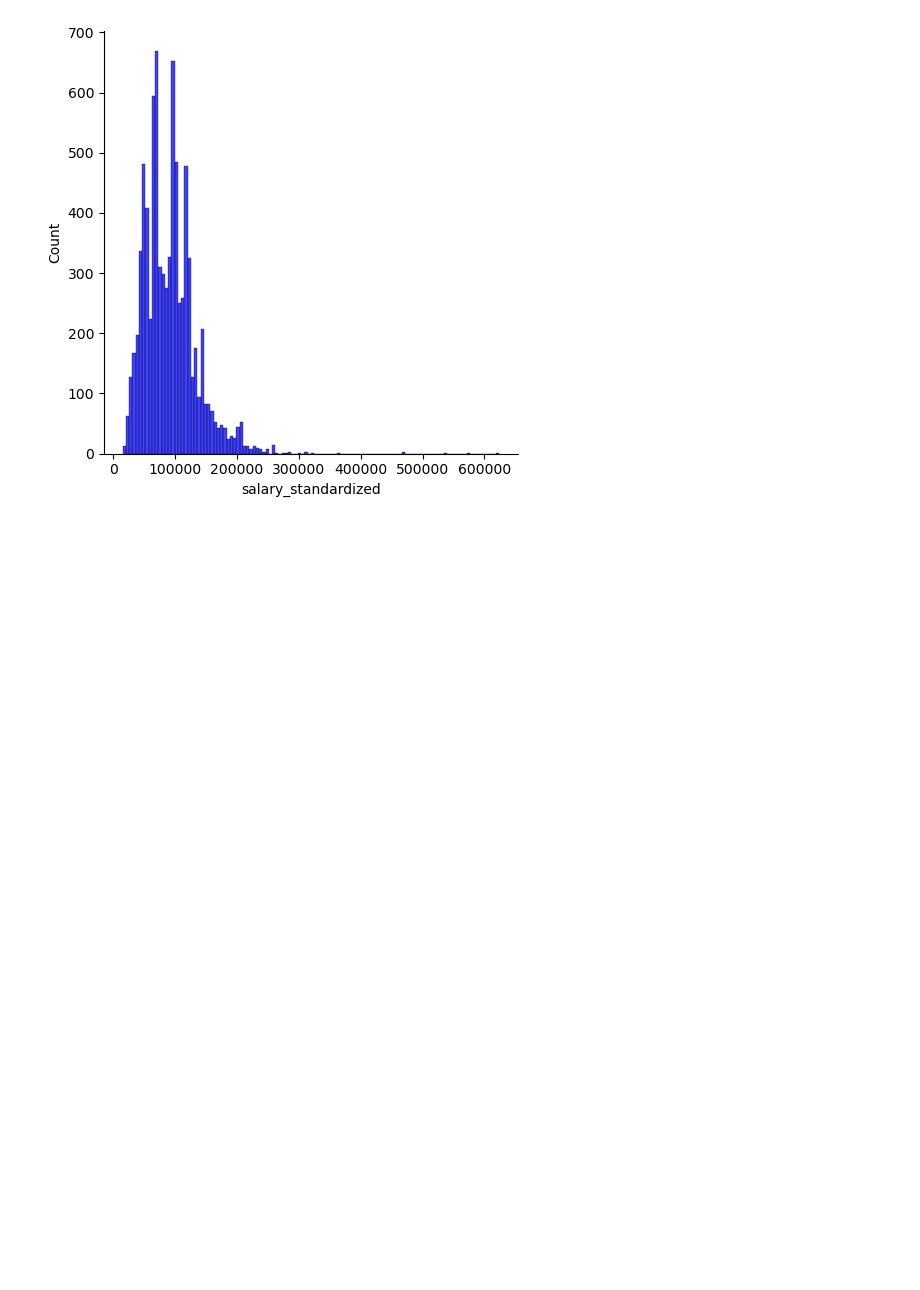
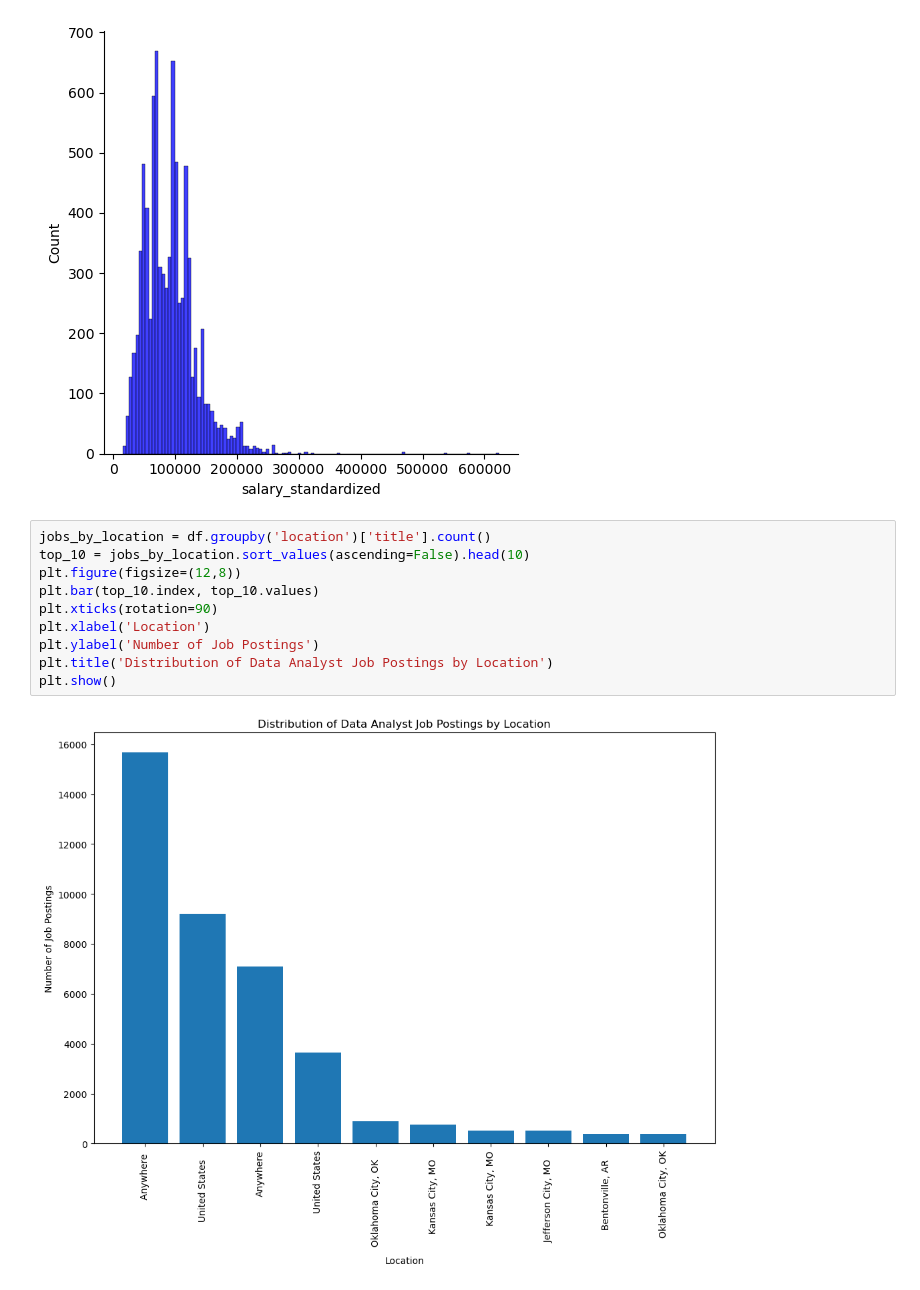
Before and after one commit to Severesix907/Capstone_Project, a Jupyter notebook: Code/EDA Analysis-Jianhang.ipynb, the cells around one changed output. Drawn from its saved outputs; the diff is of its cells as text; blank space fills up the shorter version.

```diff
--- a/Code/EDA Analysis-Jianhang.ipynb
+++ b/Code/EDA Analysis-Jianhang.ipynb
@@ -243,3 +294,15 @@ for col in df.select_dtypes('float64'): #the distribution of qualitative variabl
 [figure]
 <Figure size 1000x500 with 0 Axes>
 [figure]
+# %%
+jobs_by_location = df.groupby('location')['title'].count()
+top_10 = jobs_by_location.sort_values(ascending=False).head(10)
+plt.figure(figsize=(12,8))
+plt.bar(top_10.index, top_10.values)
+plt.xticks(rotation=90)
+plt.xlabel('Location')
+plt.ylabel('Number of Job Postings')
+plt.title('Distribution of Data Analyst Job Postings by Location')
+plt.show()
+# %% [output]
+[figure, added]
```
Also changed, not shown: parts of 12 cells of this notebook.
